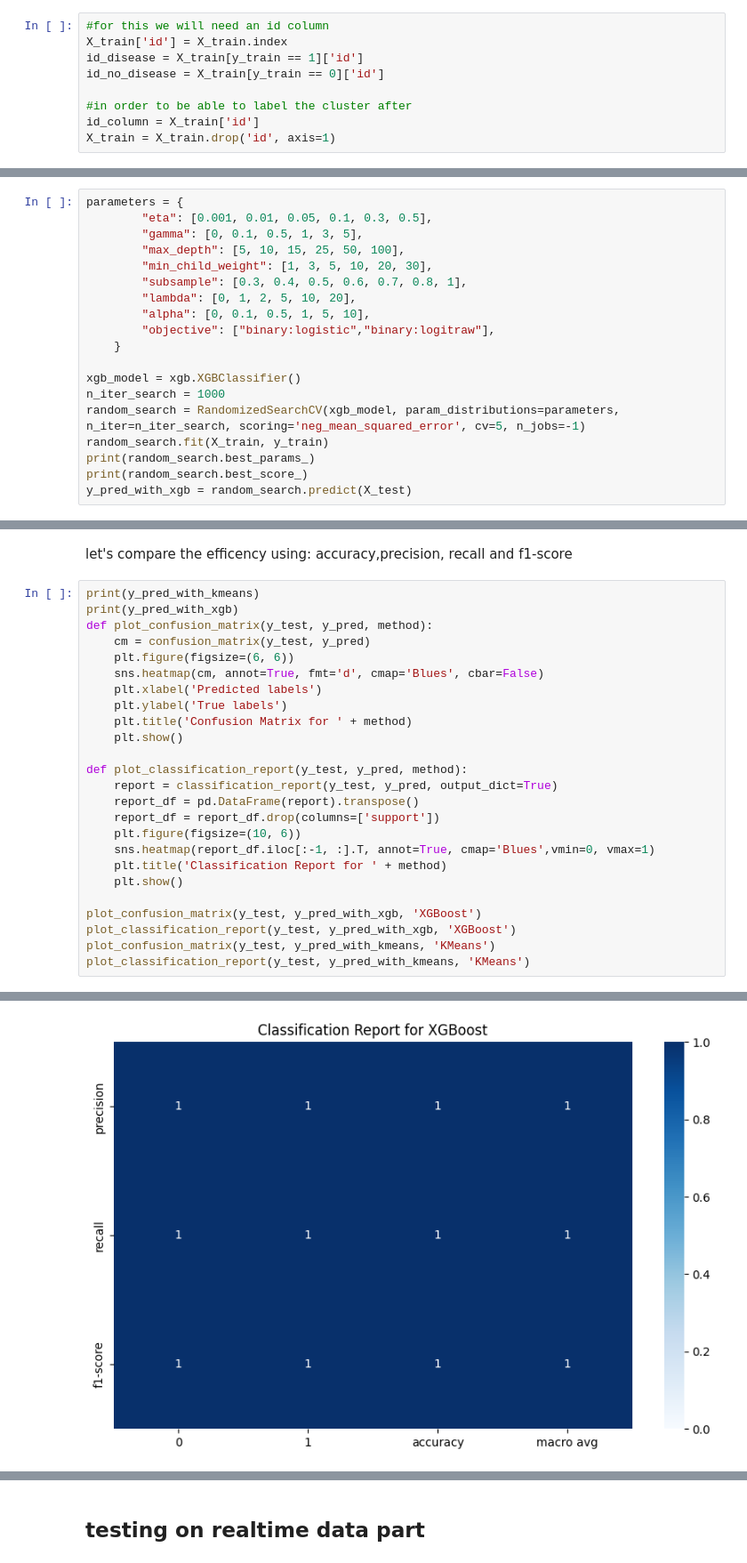
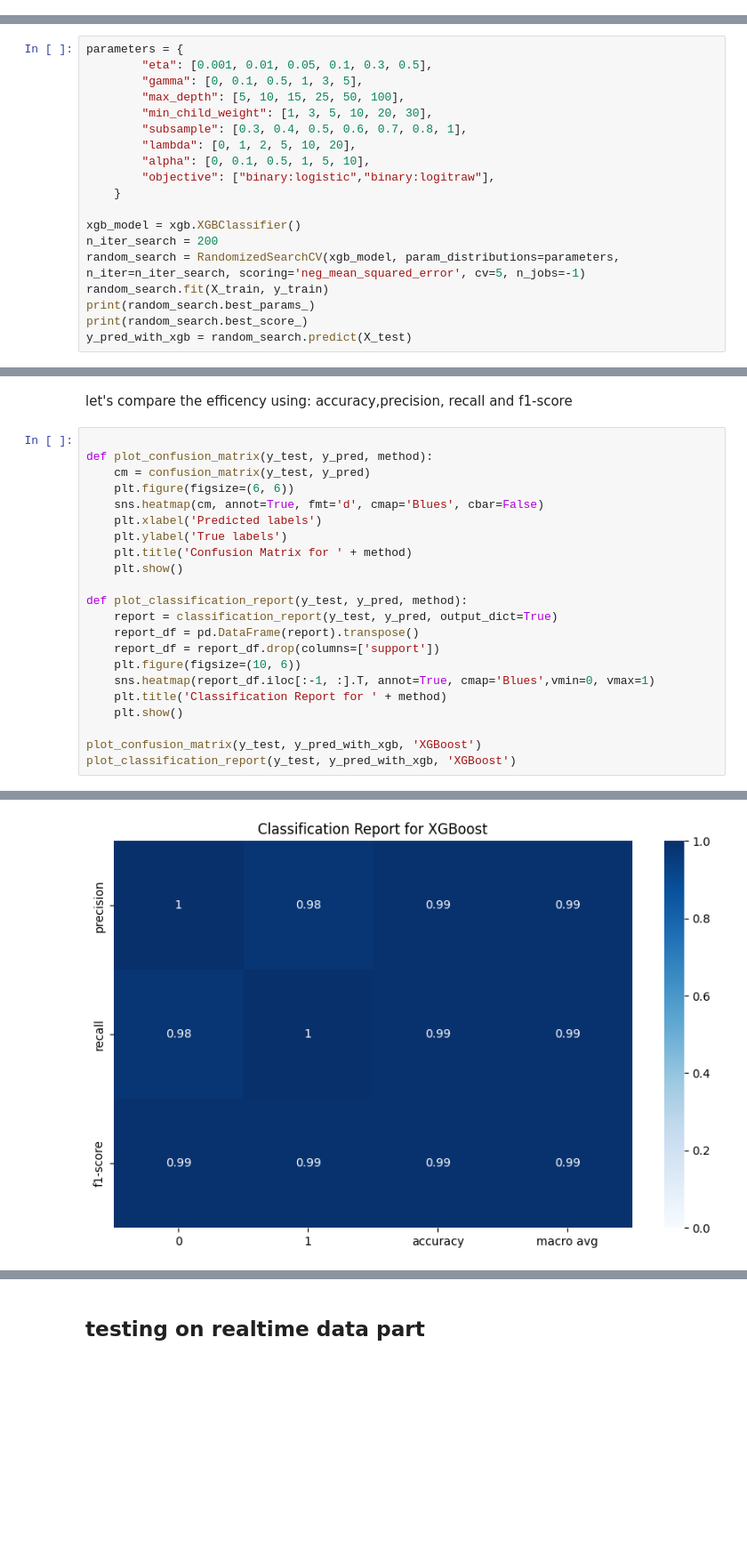
Before and after one commit to AlexThry/heart_diseases_big_data, a Jupyter notebook: machine_learning/first_approach.ipynb, the cells around one changed output, grey strips where cells are left out. Shown: that part at 89% size. Saved outputs shown, nothing was run; the diff lists cells and outputs as text; blank space fills up the shorter version.

```diff
--- a/machine_learning/first_approach.ipynb
+++ b/machine_learning/first_approach.ipynb
@@ -115,9 +110,0 @@ We need to know one sample of each type of output in order to label the predicti
-# %%
-#for this we will need an id column
-X_train['id'] = X_train.index
-id_disease = X_train[y_train == 1]['id']
-id_no_disease = X_train[y_train == 0]['id']
-
-#in order to be able to label the cluster after
-id_column = X_train['id']
-X_train = X_train.drop('id', axis=1)
@@ -180,7 +123,7 @@ parameters = {
     }
 
 xgb_model = xgb.XGBClassifier()
-n_iter_search = 1000
+n_iter_search = 200
 random_search = RandomizedSearchCV(xgb_model, param_distributions=parameters, n_iter=n_iter_search, scoring='neg_mean_squared_error', cv=5, n_jobs=-1)
 random_search.fit(X_train, y_train)
 print(random_search.best_params_)
@@ -194,8 +137,7 @@ y_pred_with_xgb = random_search.predict(X_test)
 # %% [markdown]
 let's compare the efficency using: accuracy,precision, recall and f1-score
 # %%
-print(y_pred_with_kmeans)
-print(y_pred_with_xgb)
+
 def plot_confusion_matrix(y_test, y_pred, method):
     cm = confusion_matrix(y_test, y_pred)
     plt.figure(figsize=(6, 6))
@@ -216,6 +158,4 @@ def plot_classification_report(y_test, y_pred, method):
 
 plot_confusion_matrix(y_test, y_pred_with_xgb, 'XGBoost')
 plot_classification_report(y_test, y_pred_with_xgb, 'XGBoost')
-plot_confusion_matrix(y_test, y_pred_with_kmeans, 'KMeans')
-plot_classification_report(y_test, y_pred_with_kmeans, 'KMeans')
 # %% [output]
@@ -231,2 +162,2 @@ plot_classification_report(y_test, y_pred_with_kmeans, 'KMeans')
 [figure]
-[figure, old version]
+[figure, new version]
```
Also changed, not shown: parts of 7 cells of this notebook.
